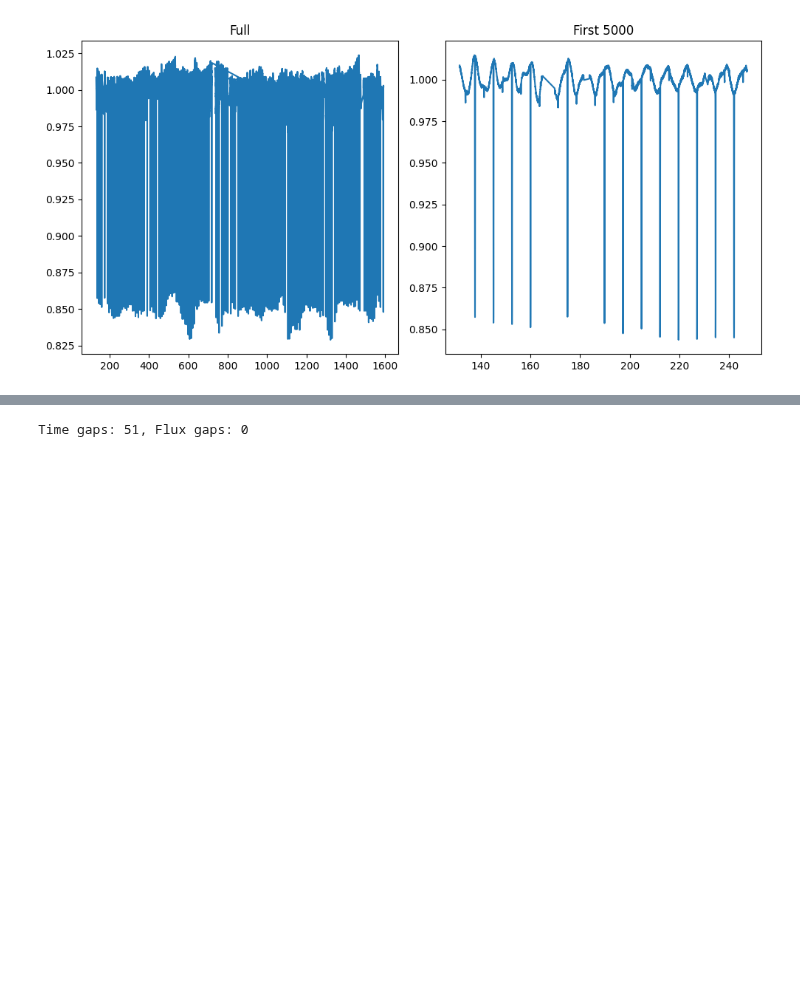
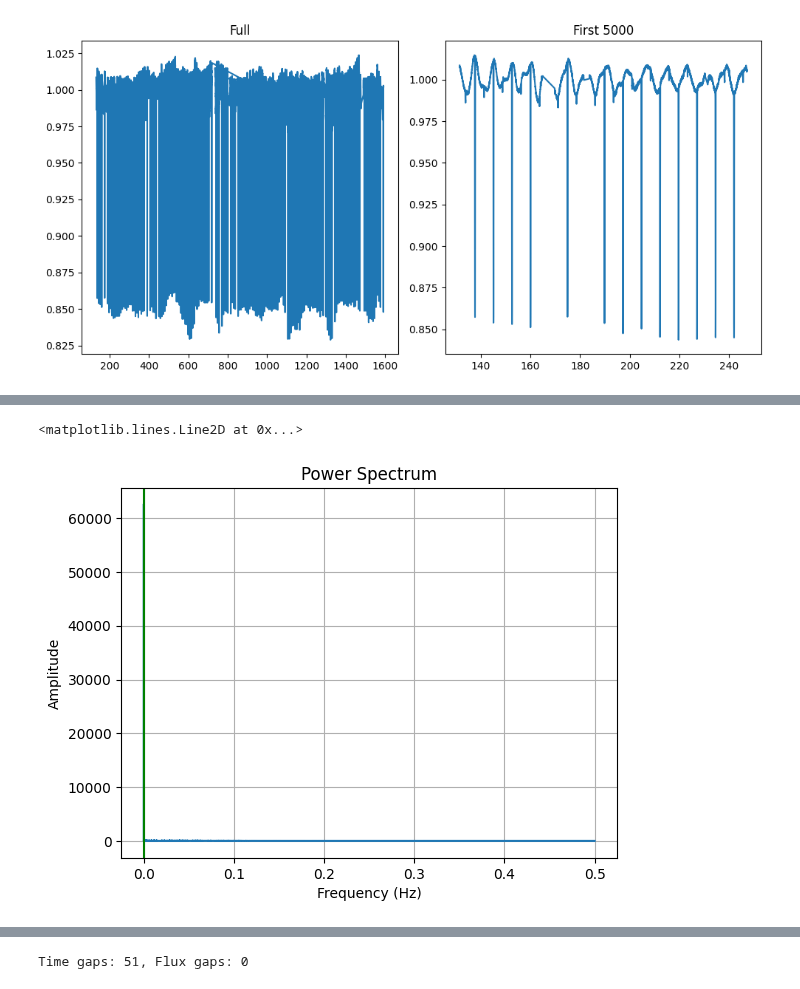
Before and after one commit to sfremy/astro_tools, a Jupyter notebook: prefold_automated.ipynb, the cells around one changed output, grey strips where cells are left out. Drawn from its saved outputs; the diff is of its cells as text; code cells hidden in the pictures; blank space fills up the shorter version.

```diff
--- a/prefold_automated.ipynb
+++ b/prefold_automated.ipynb
@@ -139,0 +158,18 @@ plt.plot(fft_result)
+# %%
+#METHOD 3 - Fourier clip
+
+#Re-center data array around 0
+fft = np.fft.fft(f)
+freqs = np.fft.fftfreq(len(f))
+
+#------------------------------------------------------------------------
+plt.plot(freqs[:len(freqs)//2], np.abs(fft)[:len(freqs)//2])
+plt.xlabel('Frequency (Hz)')
+plt.ylabel('Amplitude')
+plt.title('Power Spectrum')
+plt.grid(True)
+
+plt.axvline(freqs[np.argmax(fft)], color='g')
+# %% [output]
+<matplotlib.lines.Line2D at 0x...>
+[figure, added]
```
Also changed, not shown: parts of 5 cells of this notebook.
